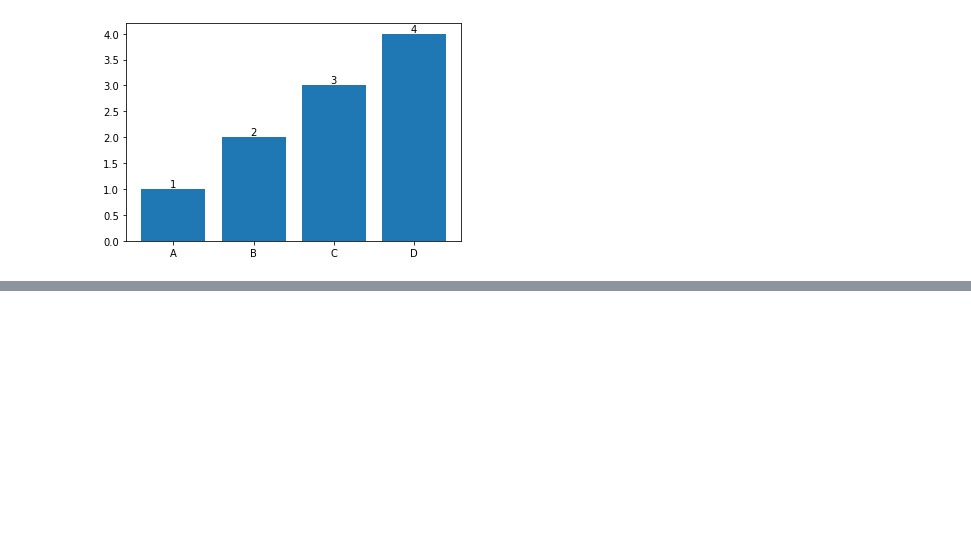
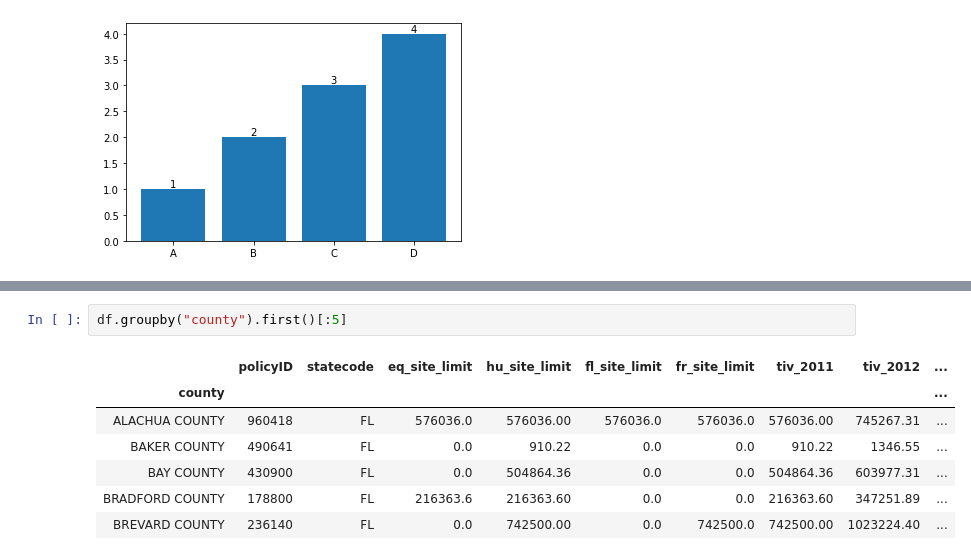
Before and after one commit to Deepak-Marichi/python-101, a Jupyter notebook: Python-for-Data-Science/Python-for-Data-Science.ipynb, the cells around one changed output, grey strips where cells are left out. Drawn from its saved outputs; the diff is of its cells as text; blank space fills up the shorter version.

```diff
--- a/Python-for-Data-Science/Python-for-Data-Science.ipynb
+++ b/Python-for-Data-Science/Python-for-Data-Science.ipynb
@@ -839,0 +857,10 @@ for index, value in enumerate(l2):
+# %%
+df.groupby("county").first()[:5]
+# %% [output]
+|  | policyID | statecode | eq_site_limit | hu_site_limit | fl_site_limit | fr_site_limit | tiv_2011 | tiv_2012 | ... |
+| county |  |  |  |  |  |  |  |  | ... |
+| ALACHUA COUNTY | 960418 | FL | 576036.0 | 576036.00 | 576036.0 | 576036.0 | 576036.00 | 745267.31 | ... |
+| BAKER COUNTY | 490641 | FL | 0.0 | 910.22 | 0.0 | 0.0 | 910.22 | 1346.55 | ... |
+| BAY COUNTY | 430900 | FL | 0.0 | 504864.36 | 0.0 | 0.0 | 504864.36 | 603977.31 | ... |
+| BRADFORD COUNTY | 178800 | FL | 216363.6 | 216363.60 | 0.0 | 0.0 | 216363.60 | 347251.89 | ... |
+| BREVARD COUNTY | 236140 | FL | 0.0 | 742500.00 | 0.0 | 742500.0 | 742500.00 | 1023224.40 | ... |
```
Also changed, not shown: parts of 7 cells of this notebook.
